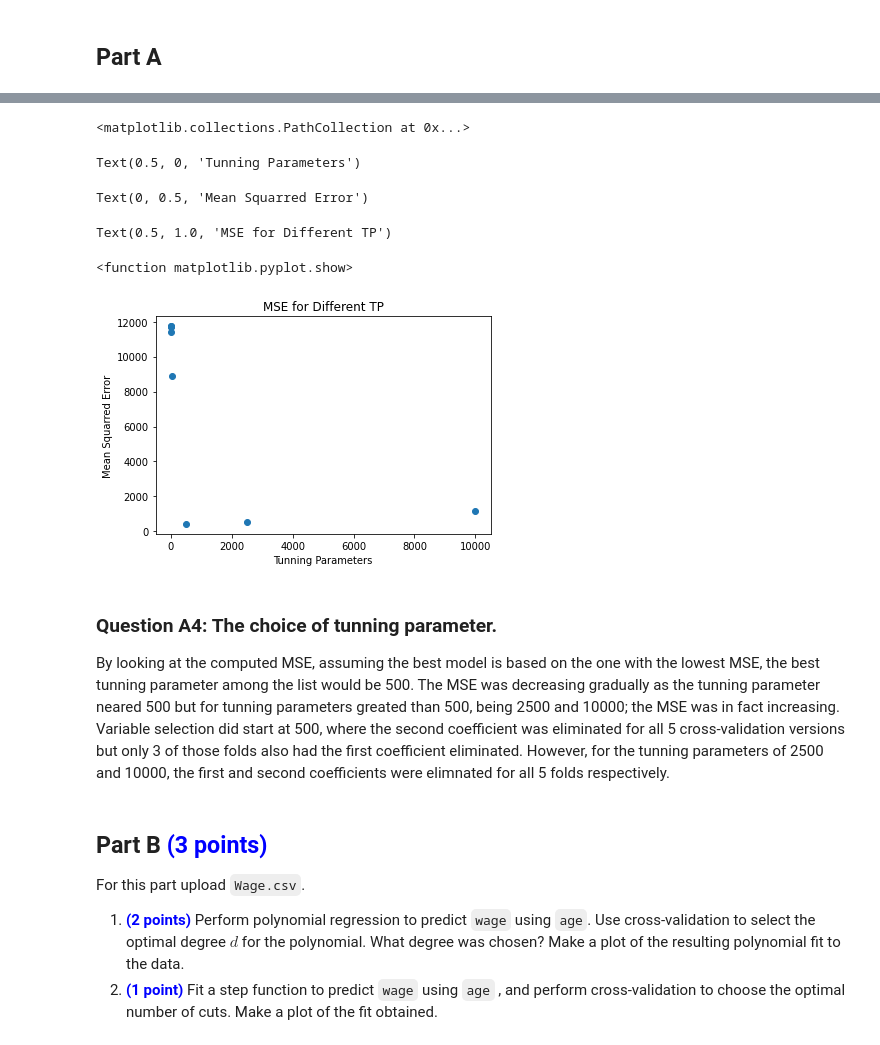
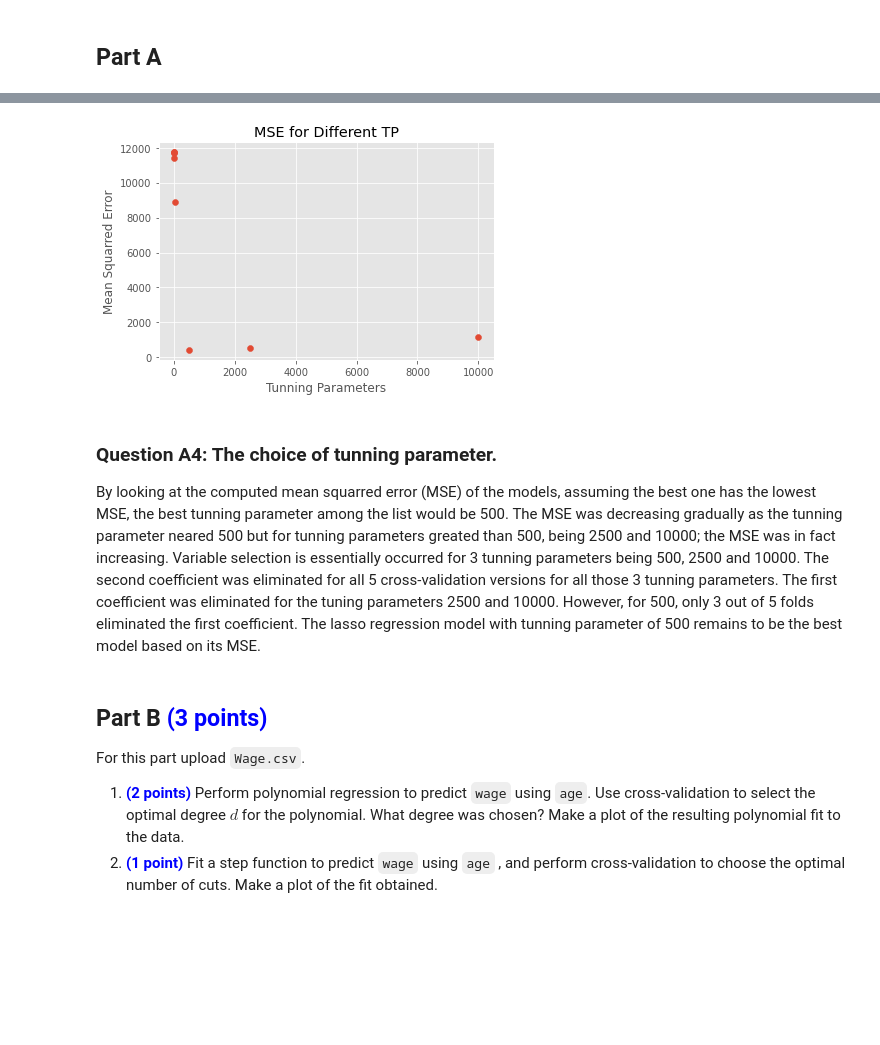
Before and after one commit to ahmedopolis/YCBS-255-Statistical-Machine-Learning, a Jupyter notebook: Assignments/Assignment 3/assignment03_mcgill_ahmedibrahim.ipynb, the cells around one changed output, grey strips where cells are left out. Saved outputs shown, nothing was run; the diff lists cells and outputs as text; code cells hidden in the pictures; blank space fills up the shorter version.

```diff
--- a/Assignments/Assignment 3/assignment03_mcgill_ahmedibrahim.ipynb
+++ b/Assignments/Assignment 3/assignment03_mcgill_ahmedibrahim.ipynb
@@ -59,6 +59,7 @@ import numpy as np
 import math
 import pandas as pd
 import matplotlib.pyplot as plt
+plt.style.use('ggplot')
 # %%
 # Question A1: Generate x1 array.
 x1 = np.linspace(-20, 20, 100)
@@ -153,21 +137,16 @@ Lasso(alpha=0.1, copy_X=True, fit_intercept=True, max_iter=1000,
 # %%
 # Question A4: Plot mse vs tunning parameters.
 plt.scatter(tunning_para_list, lasso_avg_mse_list)
 plt.xlabel("Tunning Parameters")
 plt.ylabel("Mean Squarred Error")
 plt.title("MSE for Different TP")
-plt.show
+plt.show()
 # %% [output]
-<matplotlib.collections.PathCollection at 0x...>
-Text(0.5, 0, 'Tunning Parameters')
-Text(0, 0.5, 'Mean Squarred Error')
-Text(0.5, 1.0, 'MSE for Different TP')
-<function matplotlib.pyplot.show>
-[figure, old version]
+[figure, new version]
 # %% [markdown]
 ### Question A4: The choice of tunning parameter.
 
-By looking at the computed MSE, assuming the best model is based on the one with the lowest MSE, the best tunning parameter among the list would be 500. The MSE was decreasing gradually as the tunning parameter neared 500 but for tunning parameters greated than 500, being 2500 and 10000; the MSE was in fact increasing. Variable selection did start at 500, where the second coefficient was eliminated for all 5 cross-validation versions but only 3 of those folds also had the first coefficient eliminated. However, for the tunning parameters of 2500 and 10000, the first and second coefficients were elimnated for all 5 folds respectively.
+By looking at the computed mean squarred error (MSE) of the models, assuming the best one has the lowest MSE, the best tunning parameter among the list would be 500. The MSE was decreasing gradually as the tunning parameter neared 500 but for tunning parameters greated than 500, being 2500 and 10000; the MSE was in fact increasing. Variable selection is essentially occurred for 3 tunning parameters being 500, 2500 and 10000. The second coefficient was eliminated for all 5 cross-validation versions for all those 3 tunning parameters. The first coefficient was eliminated for the tuning parameters 2500 and 10000. However, for 500, only 3 out of 5 folds eliminated the first coefficient. The lasso regression model with tunning parameter of 500 remains to be the best model based on its MSE.
 # %% [markdown]
 ## **Part B** <font color="blue">(3 points)</font>
 For this part upload `Wage.csv`.
```
Also changed, not shown: parts of 15 cells of this notebook.
